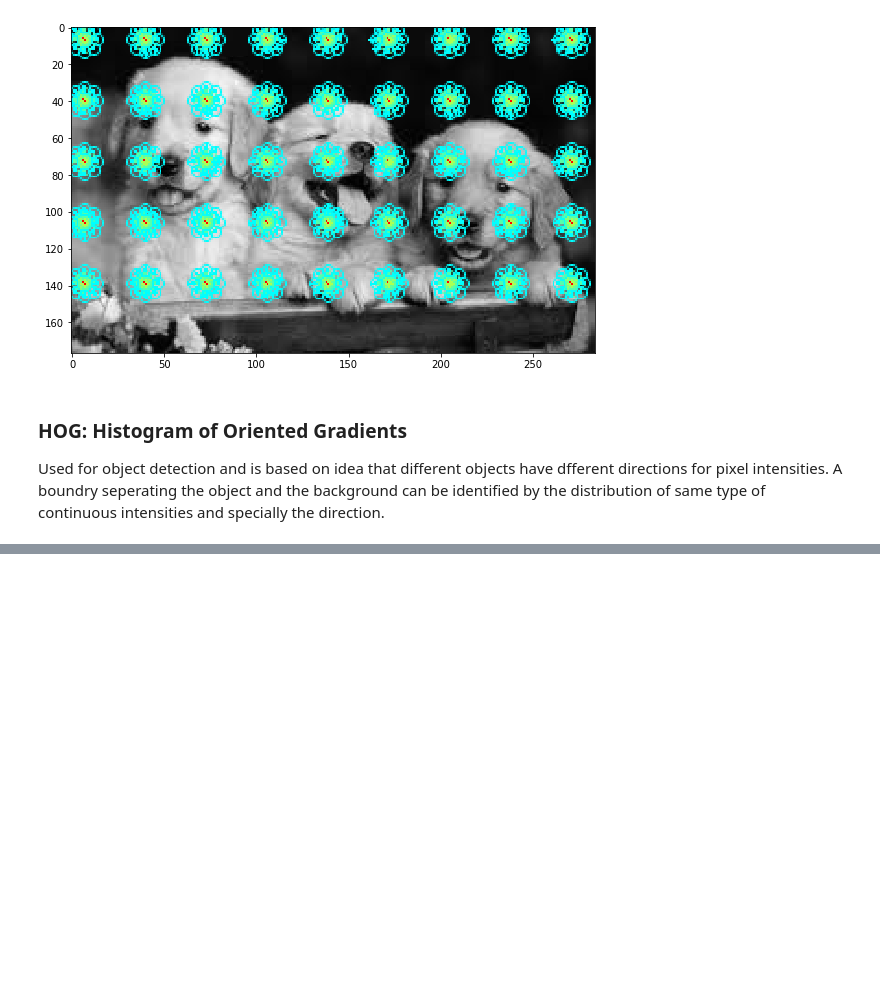
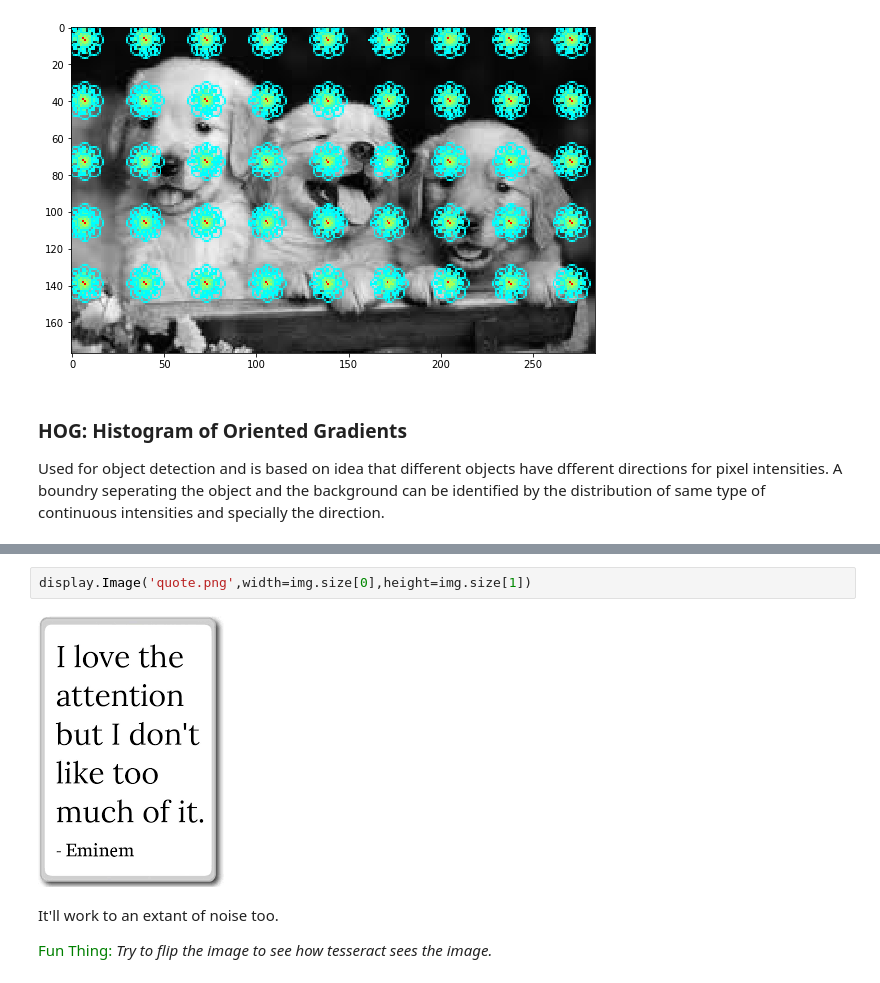
Before and after one commit to deshwalmahesh/Image-Processing, a Jupyter notebook: Image Processing.ipynb, the cells around one changed output, grey strips where cells are left out. Drawn from its saved outputs; the diff is of its cells as text; blank space fills up the shorter version.

```diff
--- a/Image Processing.ipynb
+++ b/Image Processing.ipynb
@@ -378,0 +423,8 @@ Used for object detection and is based on idea that different objects have dffer
+# %%
+display.Image('quote.png',width=img.size[0],height=img.size[1])
+# %% [output]
+[figure, added]
+# %% [markdown]
+It'll work to an extant of noise too.
+
+<font color='green'>Fun Thing:</font> *Try to flip the image to see how tesseract sees the image.*
```
Also changed, not shown: parts of 16 cells of this notebook, 5 other files.
